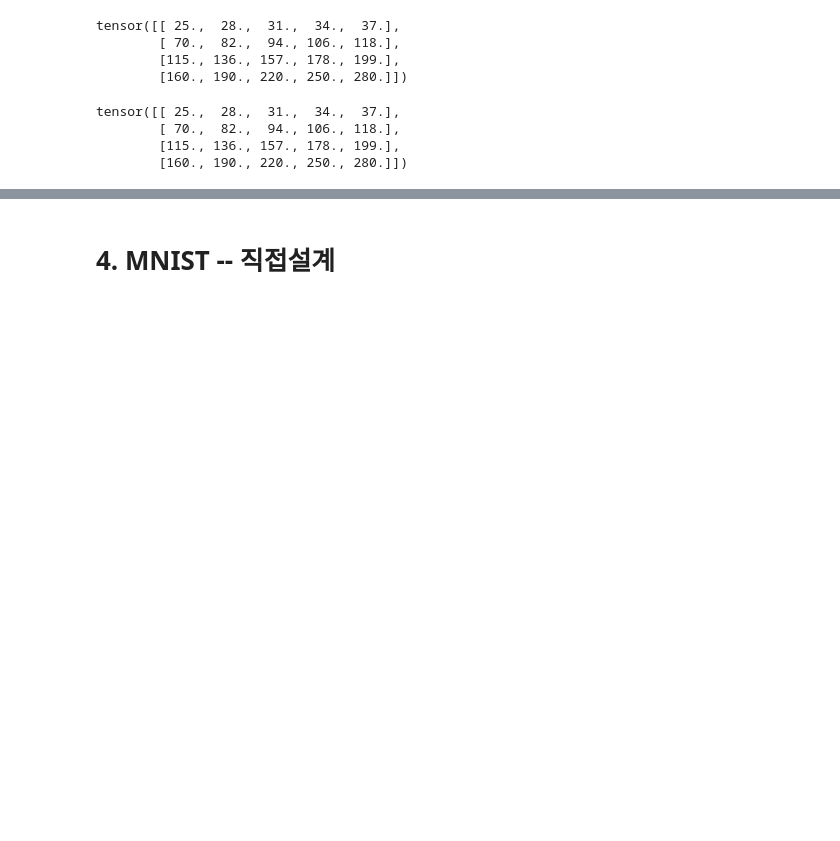
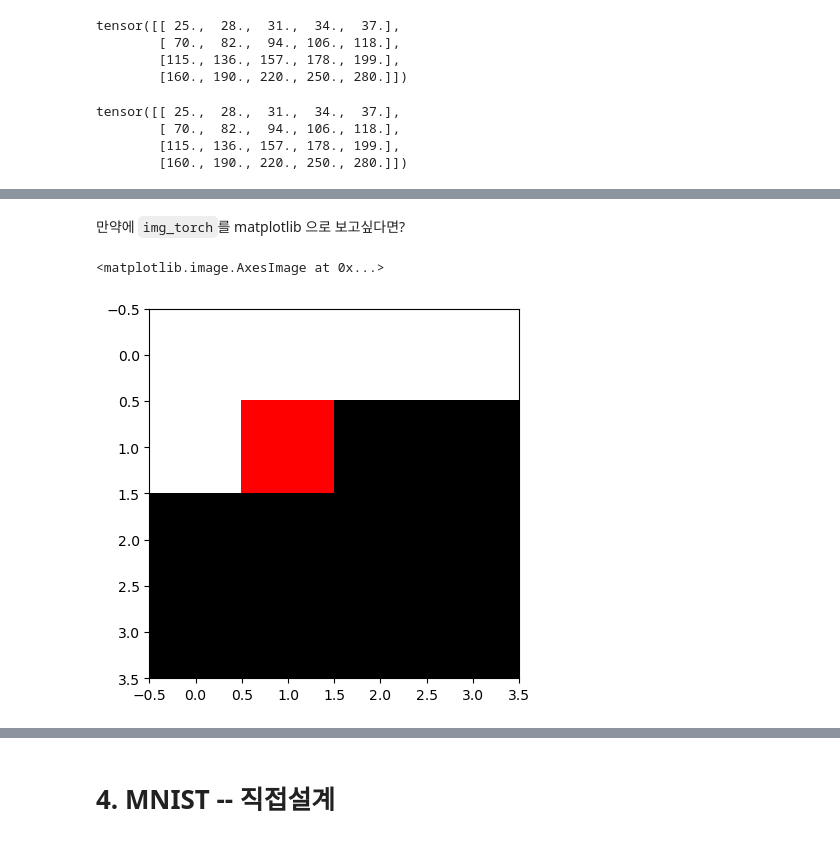
Before and after one commit to guebin/DL2024, a Jupyter notebook: posts/06wk-1.ipynb, the cells around one changed output, grey strips where cells are left out. Saved outputs shown, nothing was run; the diff lists cells and outputs as text; code cells hidden in the pictures; blank space fills up the shorter version.

```diff
--- a/posts/06wk-1.ipynb
+++ b/posts/06wk-1.ipynb
@@ -73,0 +90,8 @@ tensor([[ 25.,  28.,  31.,  34.,  37.],
+# %% [markdown]
+만약에 `img_torch`를 matplotlib 으로 보고싶다면?
+# %%
+# 잘못된코드
+plt.imshow(img_torch.reshape(4,4,3))
+# %% [output]
+<matplotlib.image.AxesImage at 0x...>
+[figure, added]
```
Also changed, not shown: parts of 63 cells of this notebook, 22 other files.
